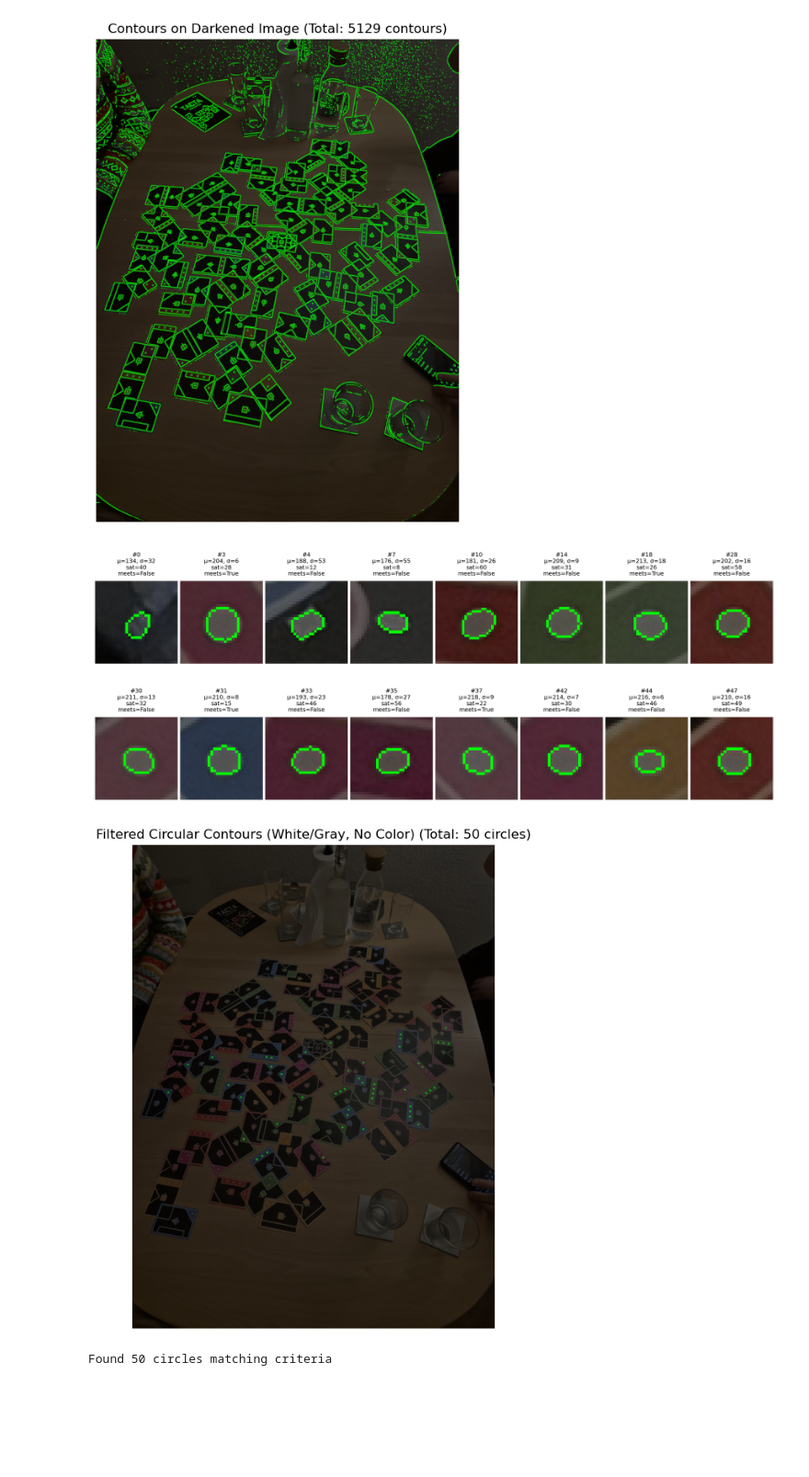
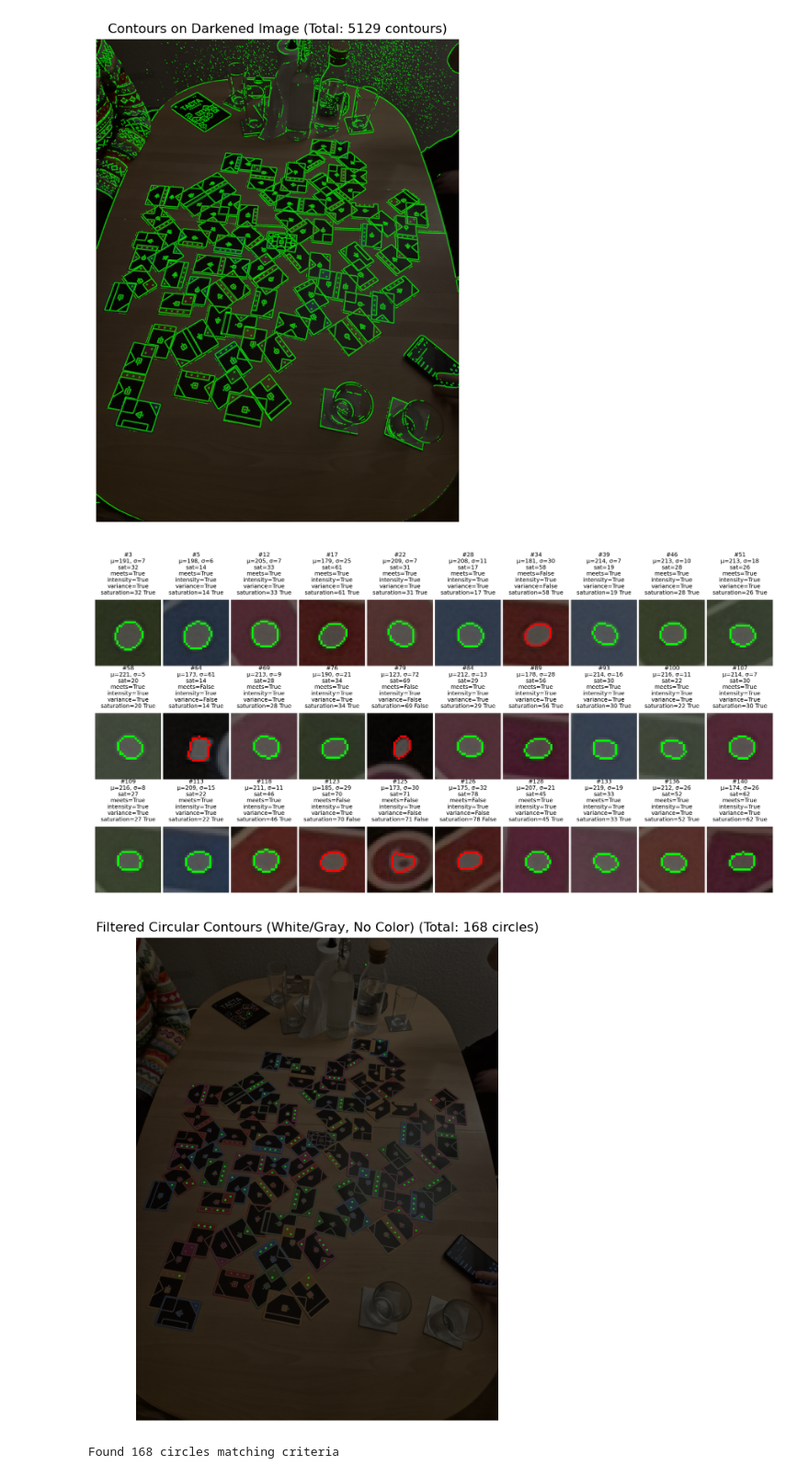
Before and after one commit to jehaj/tacta-counter, a Jupyter notebook: tacta_counter.ipynb, the cells around one changed output. Shown at 92% size. Cells and saved outputs as stored; diff of their text form; code cells hidden in the pictures; blank space fills up the shorter version.

Commit message:
more visualisation

```diff
--- a/tacta_counter.ipynb
+++ b/tacta_counter.ipynb
@@ -73,15 +73,16 @@ min_radius = min_diameter / 2
 max_radius = max_diameter / 2
 
 # Saturation threshold - low saturation means gray/white (no color)
-max_saturation = 30  # Easy to change: lower = more strict (0-255 scale)
+max_saturation = 65  # Easy to change: lower = more strict (0-255 scale)
 
 # Convert to HSV for saturation check
 image_hsv = cv2.cvtColor(image_rgb, cv2.COLOR_RGB2HSV)
 
 # For visualization
 i = 0
-fig = plt.figure(figsize=(10, 4), dpi=300)
-subfigs = fig.subfigures(2, 8)
+fig = plt.figure(figsize=(10, 5), dpi=300)
+ncols, nrows = 10, 3
+subfigs = fig.subfigures(nrows, ncols)
 j = 0
 
 
@@ -96,11 +97,13 @@ def render_contour_subfigures(
     std_intensity,
     mean_saturation,
     meets_filter_criteria,
+    meets_intensity_threshold,
+    is_variance_acceptable,
 ):
     global i, j
     i += 1
 
-    if i % 10 == 0 and j < 16:
+    if i % 7 == 0 and j < ncols * nrows:
         # Get bounding box
         x_int, y_int = int(x), int(y)
         r_int = int(radius)
@@ -122,15 +125,24 @@ def render_contour_subfigures(
         contour_shifted = contour - [x1, y1]
 
         # Draw contour on dimmed image
-        cv2.drawContours(dimmed, [contour_shifted], -1, (0, 255, 0, 150), 1)
+        color = (0, 255, 0, 150) if meets_filter_criteria else (255, 0, 0, 150)
+        cv2.drawContours(dimmed, [contour_shifted], -1, color, 1)
 
         # Create subplot
-        subfig = subfigs[j // 8, j % 8]
+        subfig = subfigs[j // ncols, j % ncols]
         ax = subfig.add_subplot(1, 1, 1)
         ax.imshow(dimmed)
         ax.axis("off")
         ax.set_title(
-            f"#{len(filtered_contours)}\nμ={mean_intensity:.0f}, σ={std_intensity:.0f}\nsat={mean_saturation:.0f}\nmeets={meets_filter_criteria}",
+            (
+                f"#{len(filtered_contours)}\n"
+                f"μ={mean_intensity:.0f}, σ={std_intensity:.0f}\n"
+                f"sat={mean_saturation:.0f}\n"
+                f"meets={meets_filter_criteria}\n"
+                f"intensity={meets_intensity_threshold}\n"
+                f"variance={is_variance_acceptable}\n"
+                f"saturation={mean_saturation:.0f} {mean_saturation < max_saturation}"
+            ),
             fontsize=6,
         )
         j += 1
@@ -174,8 +186,13 @@ for contour in contours:
     saturation_values = hsv_masked[:, :, 1][mask == 255]
     mean_saturation = np.mean(saturation_values)
 
+    meets_intensity_threshold = mean_intensity > 100
+    is_variance_acceptable = std_intensity < 30
+    saturation_meets_threshold = mean_saturation < max_saturation
     meets_filter_criteria = (
-        mean_intensity > 100 and std_intensity < 30 and mean_saturation < max_saturation
+        meets_intensity_threshold
+        and is_variance_acceptable
+        and saturation_meets_threshold
     )
     render_contour_subfigures(
         filtered_contours,
@@ -184,33 +201,35 @@ for contour in contours:
         x,
         y,
         radius,
         mean_intensity,
         std_intensity,
         mean_saturation,
         meets_filter_criteria,
+        meets_intensity_threshold,
+        is_variance_acceptable,
     )
 
     # Filter: high intensity, low std deviation, AND low saturation (no color)
     if meets_filter_criteria:
         filtered_contours.append(contour)
 
 plt.tight_layout()
 plt.show()
 
 # Visualize all filtered contours on full image
 filtered_image = darkened_image.copy()
 cv2.drawContours(filtered_image, filtered_contours, -1, (0, 255, 0), 2)
 
 plt.figure(figsize=(12, 8))
 plt.imshow(filtered_image)
 plt.axis("off")
 plt.title(
     f"Filtered Circular Contours (White/Gray, No Color) (Total: {len(filtered_contours)} circles)"
 )
 plt.show()
 
 print(f"Found {len(filtered_contours)} circles matching criteria")
 # %% [output]
-[figure, old version]
+[figure, new version]
-[figure, old version]
+[figure, new version]
-Found 50 circles matching criteria
+Found 168 circles matching criteria
```
